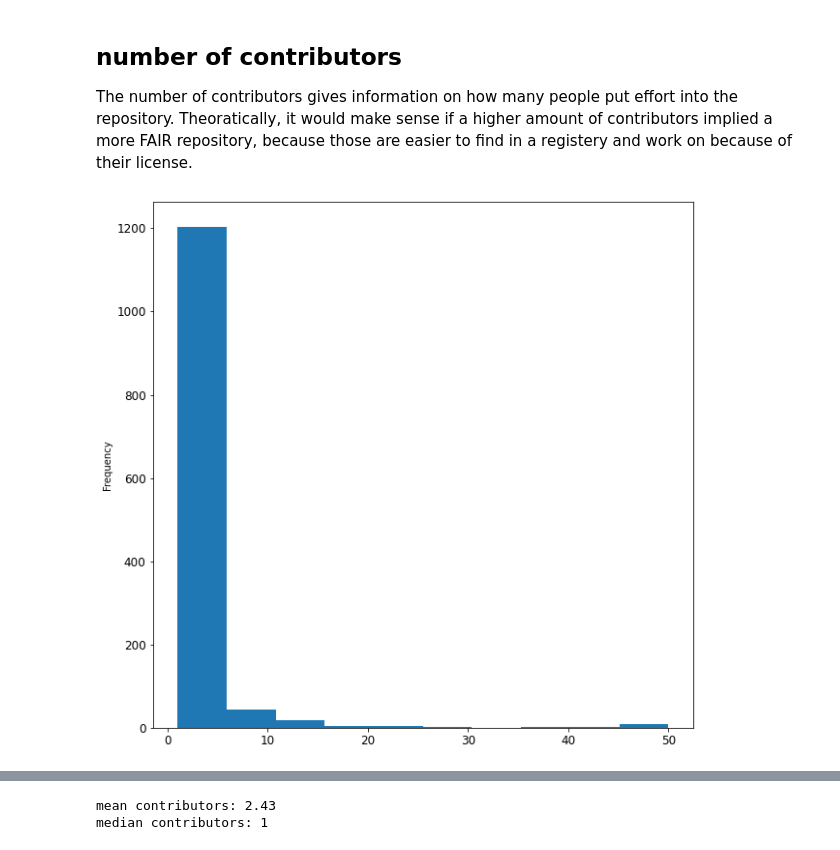
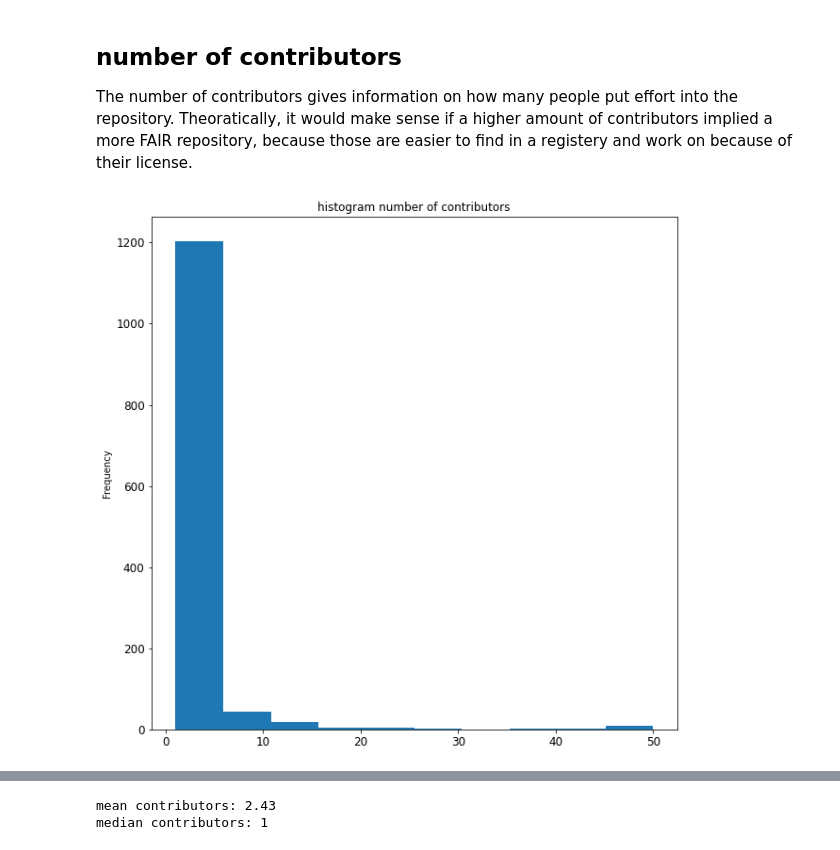
Before and after one commit to UtrechtUniversity/SWORDS-UU, a Jupyter notebook: repository_collection/repo_analysis.ipynb, the cells around one changed output, grey strips where cells are left out. Saved outputs shown, nothing was run; the diff lists cells and outputs as text; code cells hidden in the pictures.

```diff
--- a/repository_collection/repo_analysis.ipynb
+++ b/repository_collection/repo_analysis.ipynb
@@ -233,9 +232,9 @@ Name: topic, dtype: int64
 
 The number of contributors gives information on how many people put effort into the repository. Theoratically, it would make sense if a higher amount of contributors implied a more FAIR repository, because those are easier to find in a registery and work on because of their license.
 # %%
-contributors['html_url_repository'].value_counts().plot(kind = 'hist' ,x = 'contributors', figsize = (10,10), fontsize = 12)
-plt.savefig('contributors.png')
+contributors['html_url_repository'].value_counts().plot(kind = 'hist' ,x = 'contributors', figsize = (10,10), fontsize = 12, title = 'histogram number of contributors')
+plt.savefig('../graphs/contributors.png')
 # %% [output]
-[figure, old version]
+[figure, new version]
 # %%
 contributors['html_url_repository'].value_counts().nlargest(20, keep = 'all')
```
Also changed, not shown: parts of 37 cells of this notebook, 20 other files.
